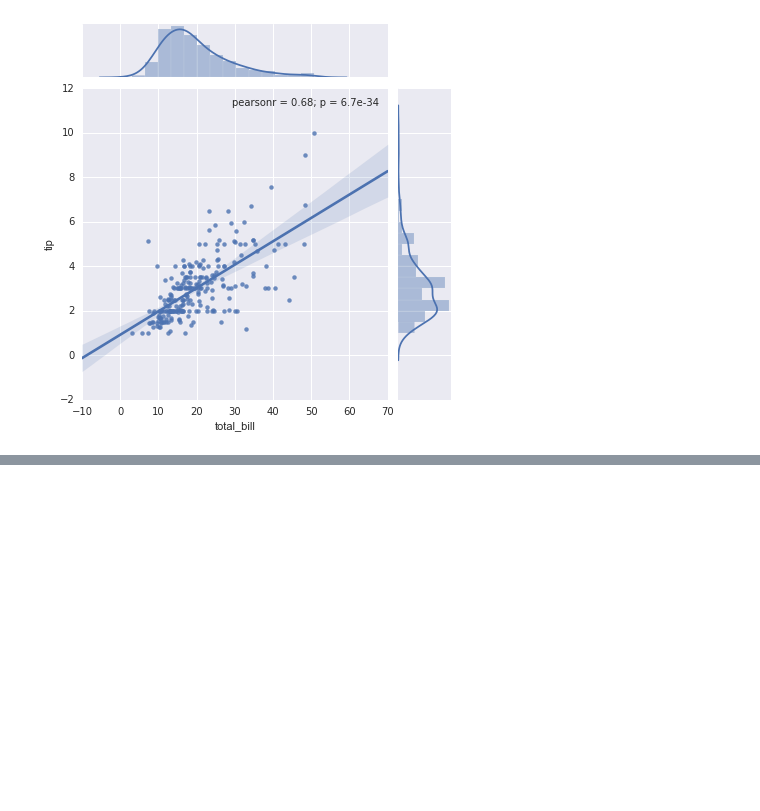
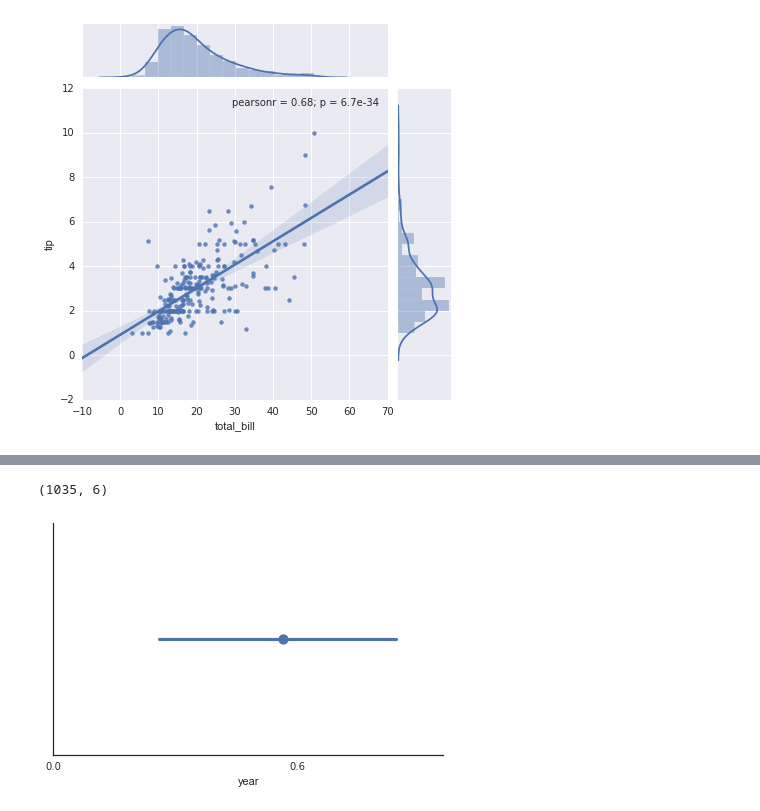
Before and after one commit to shintotm/MatplotlibAndSeaborn, a Jupyter notebook: Beginners Seaborn and pyplot visualizations.ipynb, the cells around one changed output, grey strips where cells are left out. Saved outputs shown, nothing was run; the diff lists cells and outputs as text; code cells hidden in the pictures; blank space fills up the shorter version.

```diff
--- a/Beginners Seaborn and pyplot visualizations.ipynb
+++ b/Beginners Seaborn and pyplot visualizations.ipynb
@@ -216,0 +219,3 @@ sns.jointplot("total_bill", "tip", data=tips, kind="reg");
+# %%
+planets = sns.load_dataset('planets')
+planets.head()
@@ -216,0 +229,10 @@ sns.jointplot("total_bill", "tip", data=tips, kind="reg");
+# %%
+planets.shape
+# %% [output]
+(1035, 6)
+# %%
+with sns.axes_style('white'):
+    g = sns.factorplot("year", data=planets, aspect=1.5)
+    g.set_xticklabels(step=5)
+# %% [output]
+[figure, added]
```
Also changed, not shown: parts of 3 cells of this notebook.
